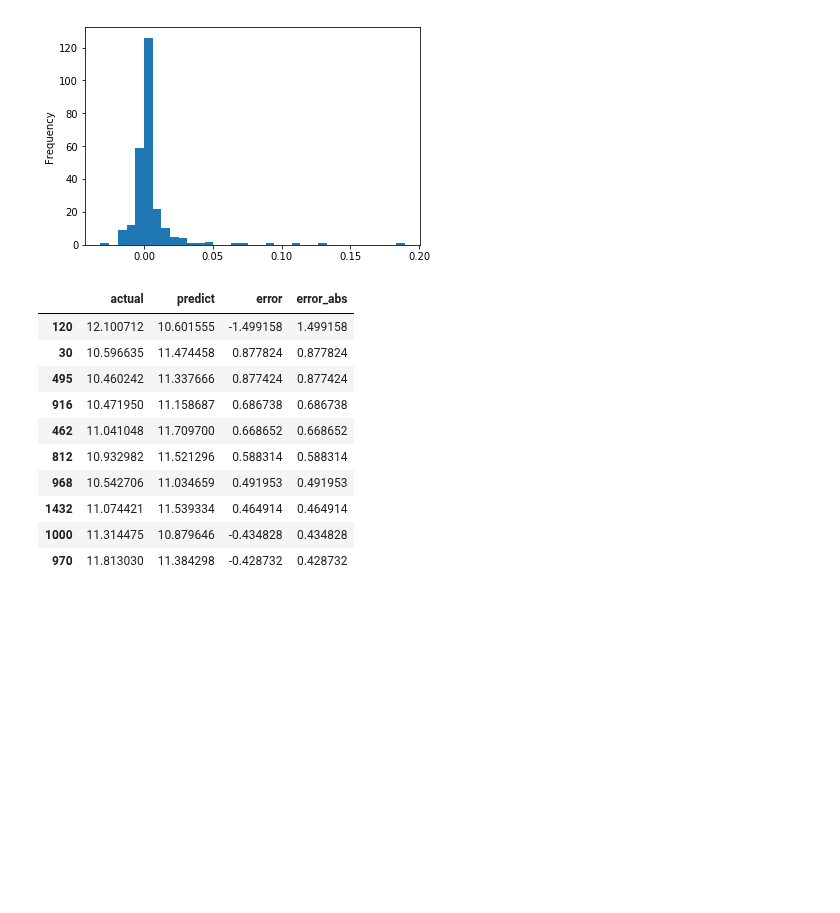
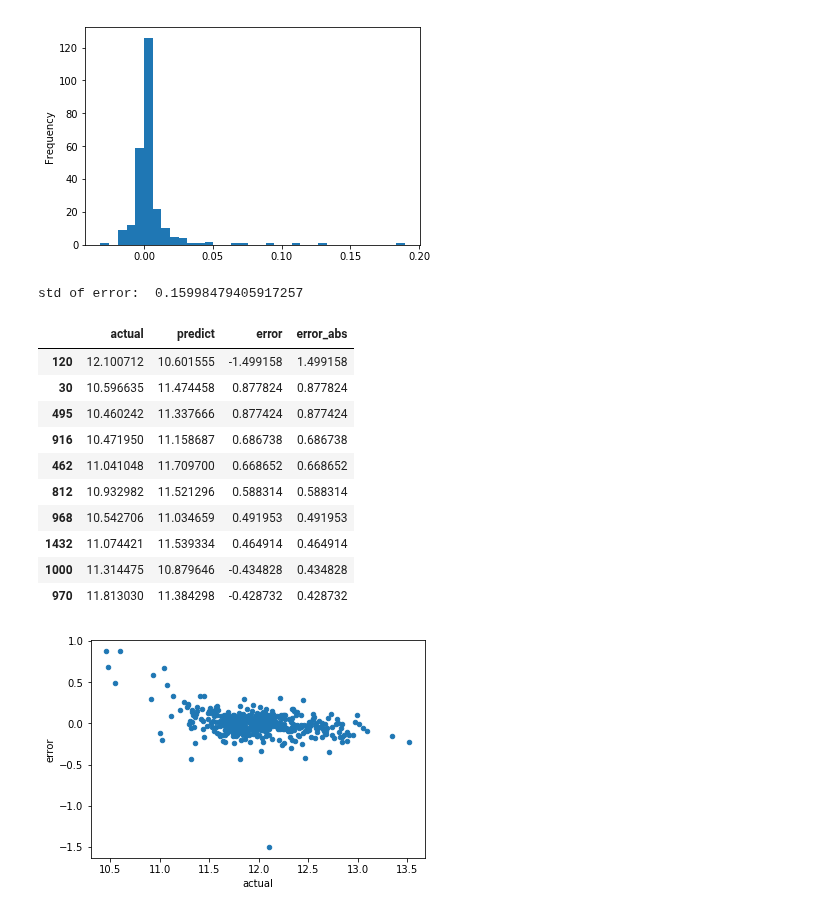
Before and after one commit to abulbasar/machine-learning, a Jupyter notebook: demos/Day 2 - house price prediction.ipynb, the cells around one changed output. Saved outputs shown, nothing was run; the diff lists cells and outputs as text; code cells hidden in the pictures; blank space fills up the shorter version.

```diff
--- a/demos/Day 2 - house price prediction.ipynb
+++ b/demos/Day 2 - house price prediction.ipynb
@@ -210,18 +214,23 @@ pd.Series(est.coef_).plot.hist(bins = 35)
 # %%
 result = pd.DataFrame({"actual": y_test, "predict": y_test_pred})
 result["error"] = result.predict - result.actual
 result["error_abs"] = np.abs(result.error)
 result = result.sort_values("error_abs", ascending = False)
+
+result.plot.scatter("actual", "error")
+print("std of error: ", result.error.std())
 result.head(10)
 # %% [output]
+std of error:  0.15998479405917257
 |  | actual | predict | error | error_abs |
 | 120 | 12.100712 | 10.601555 | -1.499158 | 1.499158 |
 | 30 | 10.596635 | 11.474458 | 0.877824 | 0.877824 |
 | 495 | 10.460242 | 11.337666 | 0.877424 | 0.877424 |
 | 916 | 10.471950 | 11.158687 | 0.686738 | 0.686738 |
 | 462 | 11.041048 | 11.709700 | 0.668652 | 0.668652 |
 | 812 | 10.932982 | 11.521296 | 0.588314 | 0.588314 |
 | 968 | 10.542706 | 11.034659 | 0.491953 | 0.491953 |
 | 1432 | 11.074421 | 11.539334 | 0.464914 | 0.464914 |
 | 1000 | 11.314475 | 10.879646 | -0.434828 | 0.434828 |
 | 970 | 11.813030 | 11.384298 | -0.428732 | 0.428732 |
+[figure, added]
```
Also changed, not shown: parts of 8 cells of this notebook.
